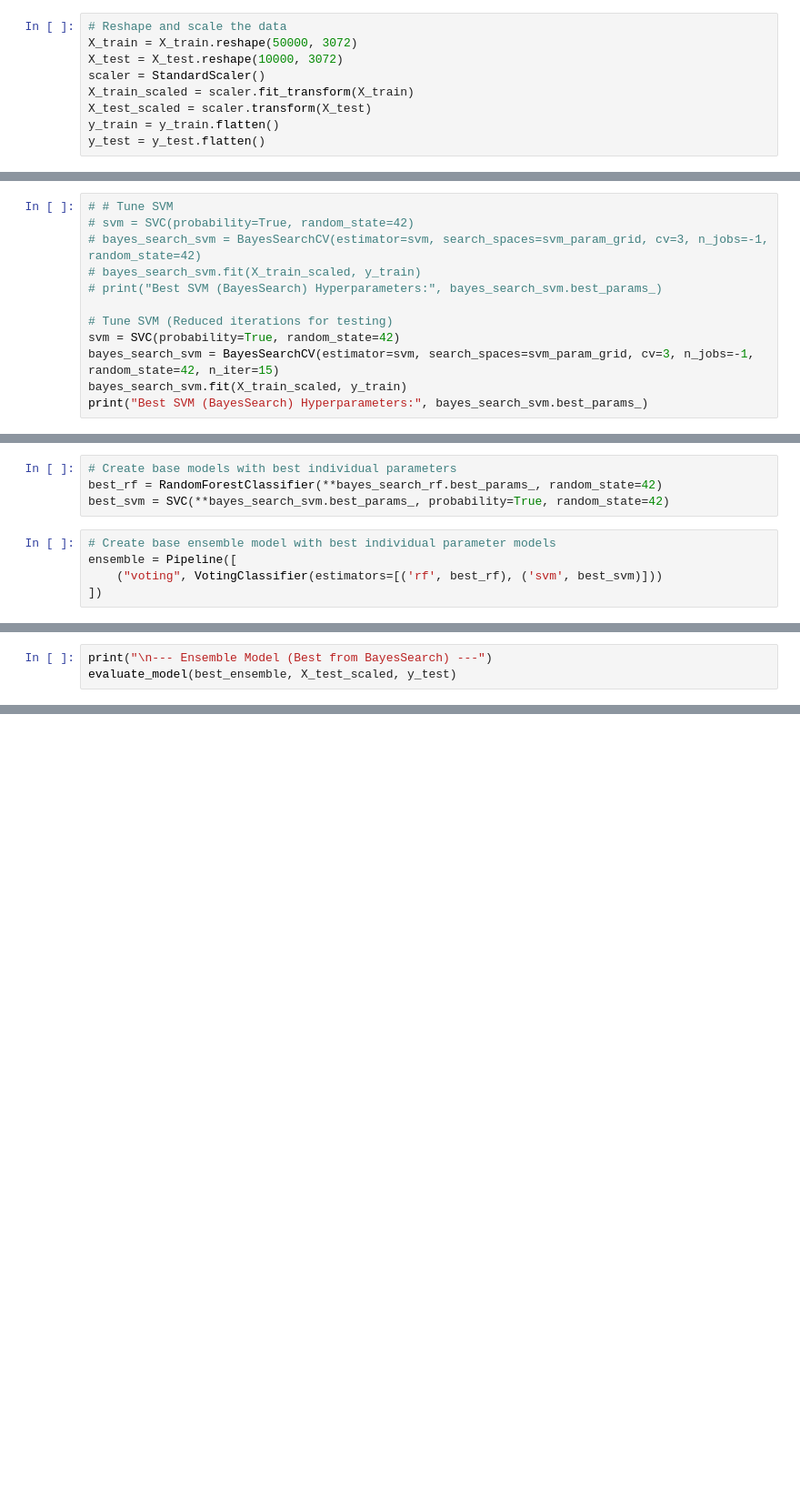
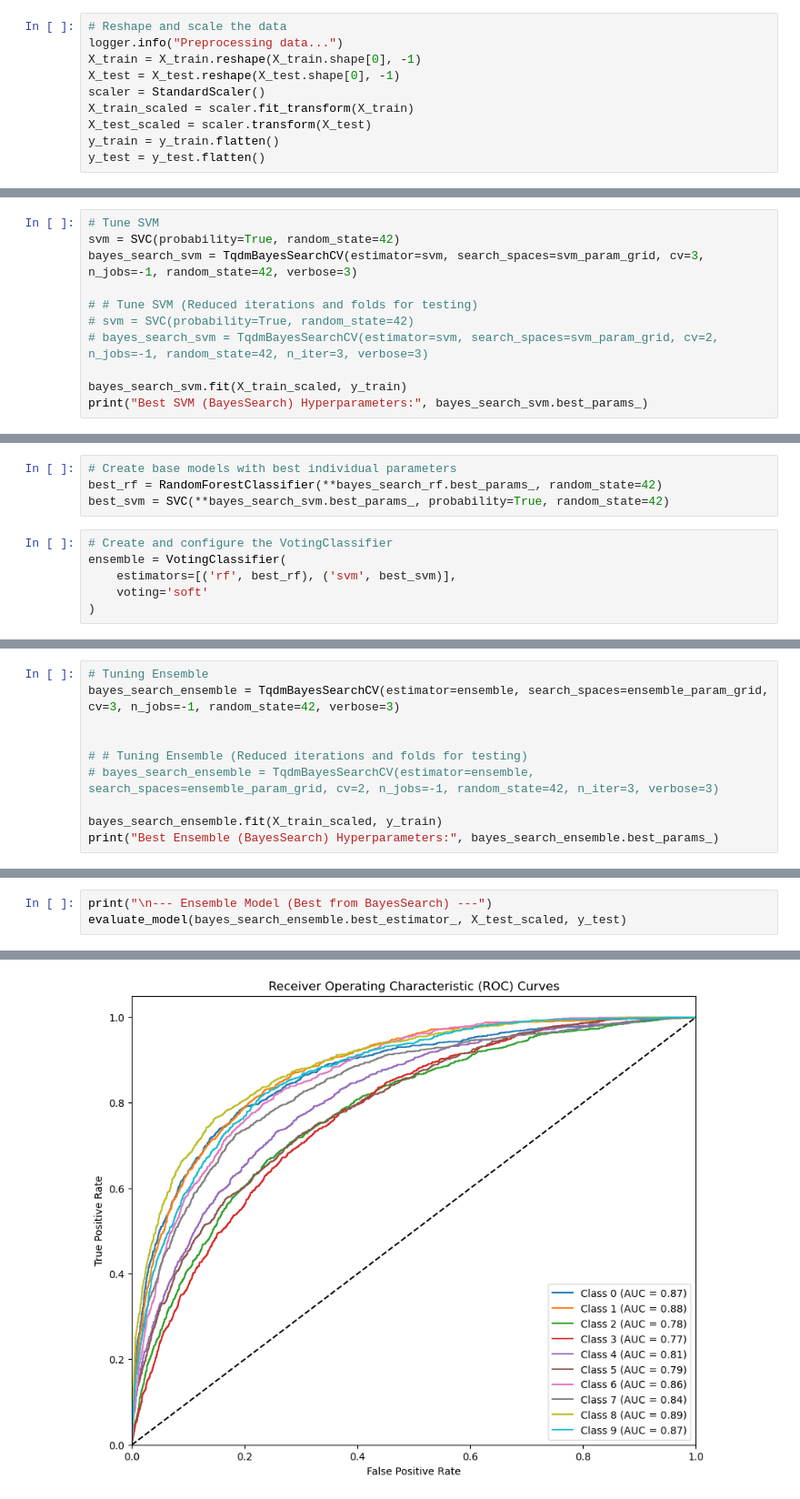
Before and after one commit to AlanKha/Rung, a Jupyter notebook: rung.ipynb, the cells around one changed output, grey strips where cells are left out. Shown: that part at 91% size. Saved outputs shown, nothing was run; the diff lists cells and outputs as text; blank space fills up the shorter version.

Commit message:
Corrected ensemble model initalization, created tqdm wrapper with logging for bayes search to track training process

```diff
--- a/rung.ipynb
+++ b/rung.ipynb
@@ -17,7 +32,8 @@ from sklearn.pipeline import Pipeline
 # %%
 # Reshape and scale the data
-X_train = X_train.reshape(50000, 3072)
-X_test = X_test.reshape(10000, 3072)
+logger.info("Preprocessing data...")
+X_train = X_train.reshape(X_train.shape[0], -1)
+X_test = X_test.reshape(X_test.shape[0], -1)
 scaler = StandardScaler()
 X_train_scaled = scaler.fit_transform(X_train)
 X_test_scaled = scaler.transform(X_test)
@@ -105,13 +134,12 @@ KeyboardInterrupt:
 # %%
-# # Tune SVM
+# Tune SVM
+svm = SVC(probability=True, random_state=42)
+bayes_search_svm = TqdmBayesSearchCV(estimator=svm, search_spaces=svm_param_grid, cv=3, n_jobs=-1, random_state=42, verbose=3)
+
+# # Tune SVM (Reduced iterations and folds for testing)
 # svm = SVC(probability=True, random_state=42)
-# bayes_search_svm = BayesSearchCV(estimator=svm, search_spaces=svm_param_grid, cv=3, n_jobs=-1, random_state=42)
-# bayes_search_svm.fit(X_train_scaled, y_train)
-# print("Best SVM (BayesSearch) Hyperparameters:", bayes_search_svm.best_params_)
+# bayes_search_svm = TqdmBayesSearchCV(estimator=svm, search_spaces=svm_param_grid, cv=2, n_jobs=-1, random_state=42, n_iter=3, verbose=3)
 
-# Tune SVM (Reduced iterations for testing)
-svm = SVC(probability=True, random_state=42)
-bayes_search_svm = BayesSearchCV(estimator=svm, search_spaces=svm_param_grid, cv=3, n_jobs=-1, random_state=42, n_iter=15)
 bayes_search_svm.fit(X_train_scaled, y_train)
 print("Best SVM (BayesSearch) Hyperparameters:", bayes_search_svm.best_params_)
 # %% [output]
@@ -138,7 +161,8 @@ KeyboardInterrupt:
 best_rf = RandomForestClassifier(**bayes_search_rf.best_params_, random_state=42)
 best_svm = SVC(**bayes_search_svm.best_params_, probability=True, random_state=42)
 # %%
-# Create base ensemble model with best individual parameter models
-ensemble = Pipeline([
-    ("voting", VotingClassifier(estimators=[('rf', best_rf), ('svm', best_svm)]))
-])
+# Create and configure the VotingClassifier
+ensemble = VotingClassifier(
+    estimators=[('rf', best_rf), ('svm', best_svm)],
+    voting='soft'
+)
@@ -162,0 +169,10 @@ best_ensemble = bayes_search_ensemble.best_estimator_["voting"]
+# %%
+# Tuning Ensemble
+bayes_search_ensemble = TqdmBayesSearchCV(estimator=ensemble, search_spaces=ensemble_param_grid, cv=3, n_jobs=-1, random_state=42, verbose=3)
+
+
+# # Tuning Ensemble (Reduced iterations and folds for testing)
+# bayes_search_ensemble = TqdmBayesSearchCV(estimator=ensemble, search_spaces=ensemble_param_grid, cv=2, n_jobs=-1, random_state=42, n_iter=3, verbose=3)
+
+bayes_search_ensemble.fit(X_train_scaled, y_train)
+print("Best Ensemble (BayesSearch) Hyperparameters:", bayes_search_ensemble.best_params_)
@@ -233,3 +260,4 @@ evaluate_model(bayes_search_svm.best_estimator_, X_test_scaled, y_test)
 # %%
 print("\n--- Ensemble Model (Best from BayesSearch) ---")
-evaluate_model(best_ensemble, X_test_scaled, y_test)
+evaluate_model(bayes_search_ensemble.best_estimator_, X_test_scaled, y_test)
+# %% [output]
@@ -235,0 +266 @@ evaluate_model(best_ensemble, X_test_scaled, y_test)
+[figure, added]
```
Also changed, not shown: parts of 15 cells of this notebook.
